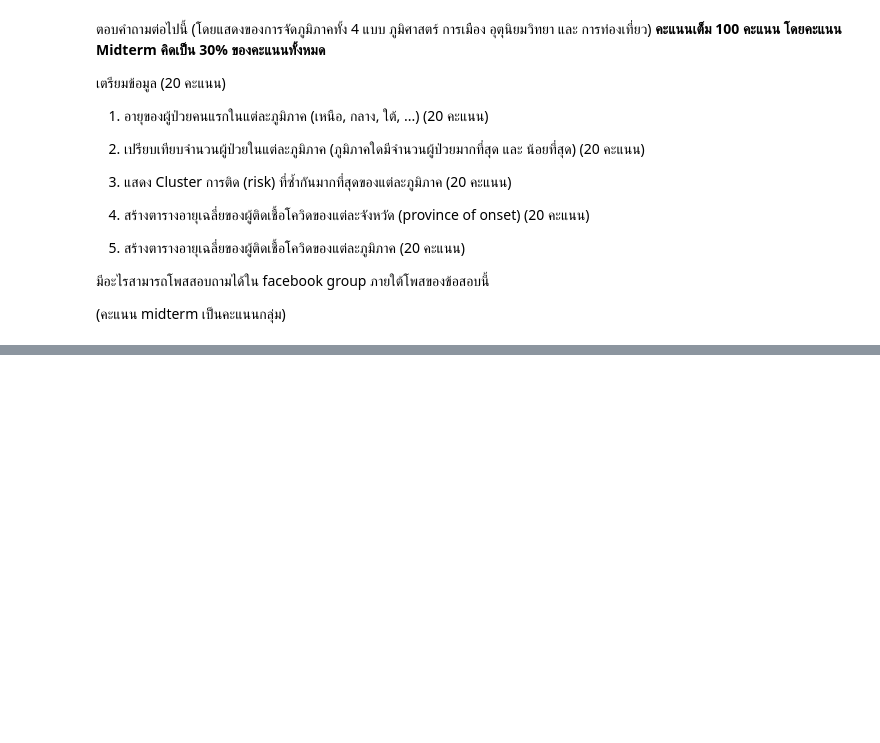
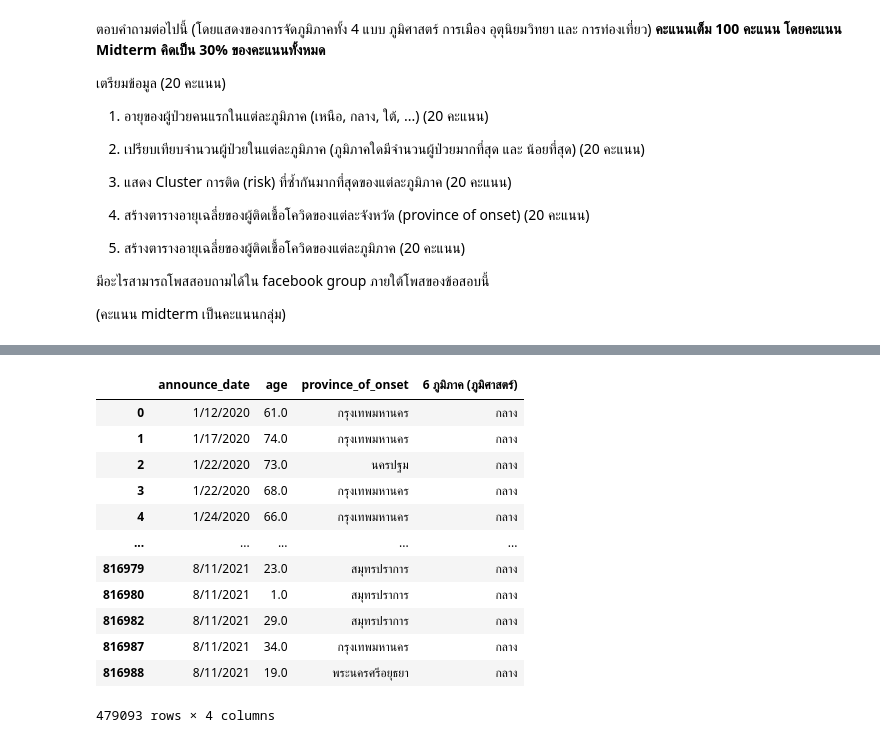
Before and after one commit to khanittha-phusopha/DWDM21, a Jupyter notebook: BasicPython&DataViz_midterm2022.ipynb, the cells around one changed output, grey strips where cells are left out. Cells and saved outputs as stored; diff of their text form; code cells hidden in the pictures; blank space fills up the shorter version.

```diff
--- a/BasicPython&DataViz_midterm2022.ipynb
+++ b/BasicPython&DataViz_midterm2022.ipynb
@@ -196,0 +289,18 @@ data02
+# %%
+#เลือกข้อมูลที่เป็น ภาคกลาง
+Central = Q1_table[Q1_table['6 ภูมิภาค (ภูมิศาสตร์)']=='กลาง']
+Central
+# %% [output]
+|  | announce_date | age | province_of_onset | 6 ภูมิภาค (ภูมิศาสตร์) |
+| 0 | 1/12/2020 | 61.0 | กรุงเทพมหานคร | กลาง |
+| 1 | 1/17/2020 | 74.0 | กรุงเทพมหานคร | กลาง |
+| 2 | 1/22/2020 | 73.0 | นครปฐม | กลาง |
+| 3 | 1/22/2020 | 68.0 | กรุงเทพมหานคร | กลาง |
+| 4 | 1/24/2020 | 66.0 | กรุงเทพมหานคร | กลาง |
+| ... | ... | ... | ... | ... |
+| 816979 | 8/11/2021 | 23.0 | สมุทรปราการ | กลาง |
+| 816980 | 8/11/2021 | 1.0 | สมุทรปราการ | กลาง |
+| 816982 | 8/11/2021 | 29.0 | สมุทรปราการ | กลาง |
+| 816987 | 8/11/2021 | 34.0 | กรุงเทพมหานคร | กลาง |
+| 816988 | 8/11/2021 | 19.0 | พระนครศรีอยุธยา | กลาง |
+479093 rows × 4 columns
```
Also changed, not shown: parts of 91 cells of this notebook.
